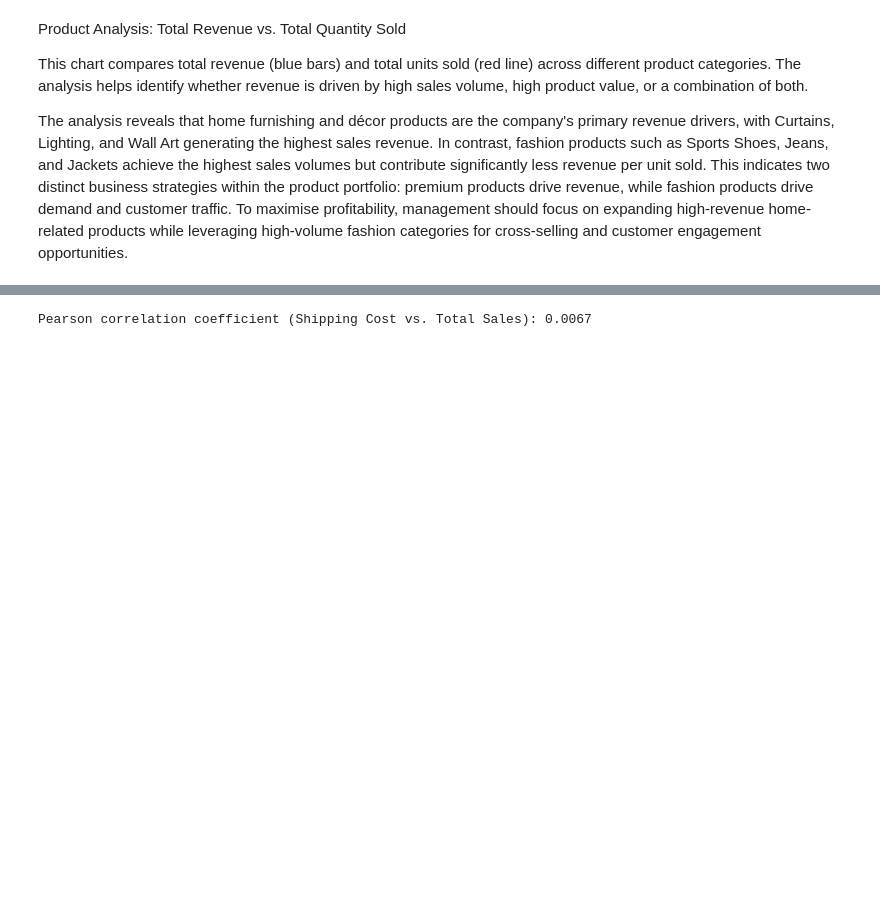
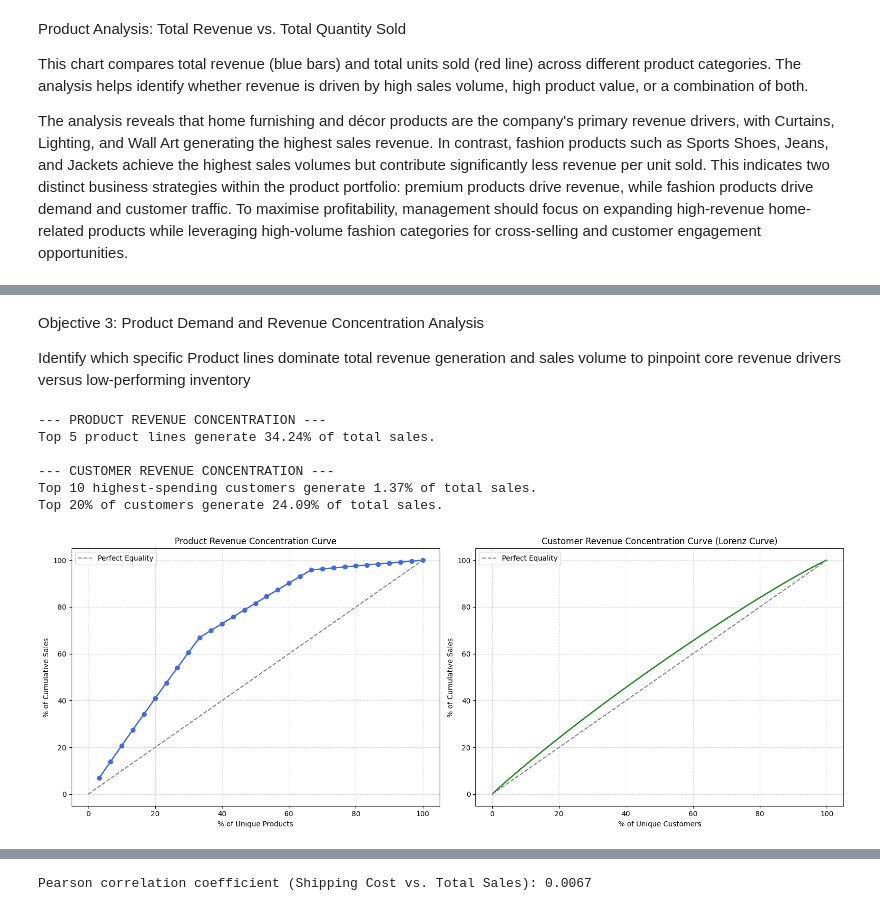
Before and after one commit to VY-MS123/NTUC_Capstone_MarketAnalysis, a Jupyter notebook: Capstone_Market.ipynb, the cells around one changed output, grey strips where cells are left out. Saved outputs shown, nothing was run; the diff lists cells and outputs as text; code cells hidden in the pictures; blank space fills up the shorter version.

```diff
--- a/Capstone_Market.ipynb
+++ b/Capstone_Market.ipynb
@@ -399,0 +451,71 @@ plt.show()
+# %% [markdown]
+Objective 3:
+Product Demand and Revenue Concentration Analysis
+
+ Identify which specific Product lines dominate total revenue generation and sales volume to pinpoint core revenue drivers versus low-performing inventory
+# %%
+import pandas as pd
+import numpy as np
+import matplotlib.pyplot as plt
+
+# Load fresh data
+purch_url = 'https://raw.githubusercontent.com/VY-MS123/NTUC_Capstone_MarketAnalysis/refs/heads/main/purchase.csv'
+df_purch = pd.read_csv(purch_url)
+
+# Force rule: sales = price
+df_purch['Sales'] = df_purch['price']
+
+# --- 1. Product Revenue Concentration ---
+product_sales = df_purch.groupby('product_name')['Sales'].sum().sort_values(ascending=False).reset_index()
+product_sales['Cum_Sales'] = product_sales['Sales'].cumsum()
+product_sales['Cum_Percentage'] = (product_sales['Cum_Sales'] / product_sales['Sales'].sum()) * 100
+product_sales['Product_Count_Pct'] = (np.arange(1, len(product_sales) + 1) / len(product_sales)) * 100
+
+# --- 2. Customer Revenue Concentration ---
+customer_sales = df_purch.groupby('customer_id')['Sales'].sum().sort_values(ascending=False).reset_index()
+customer_sales['Cum_Sales'] = customer_sales['Sales'].cumsum()
+customer_sales['Cum_Percentage'] = (customer_sales['Cum_Sales'] / customer_sales['Sales'].sum()) * 100
+customer_sales['Customer_Count_Pct'] = (np.arange(1, len(customer_sales) + 1) / len(customer_sales)) * 100
+
+# Print concentration benchmarks
+print("--- PRODUCT REVENUE CONCENTRATION ---")
+top_5_prod_pct = product_sales.iloc[4]['Cum_Percentage'] if len(product_sales) >= 5 else 100
+print(f"Top 5 product lines generate {top_5_prod_pct:.2f}% of total sales.")
+
+print("\n--- CUSTOMER REVENUE CONCENTRATION ---")
+top_10_cust_pct = customer_sales.iloc[9]['Cum_Percentage'] if len(customer_sales) >= 10 else 100
+top_20_percent_cust = customer_sales[customer_sales['Customer_Count_Pct'] <= 20].iloc[-1]['Cum_Percentage']
+print(f"Top 10 highest-spending customers generate {top_10_cust_pct:.2f}% of total sales.")
+print(f"Top 20% of customers generate {top_20_percent_cust:.2f}% of total sales.")
+
+# --- 3. Plot Lorenz / Concentration Curves ---
+fig, axes = plt.subplots(1, 2, figsize=(16, 6))
+
+# Product Concentration Plot
+axes[0].plot(product_sales['Product_Count_Pct'], product_sales['Cum_Percentage'], marker='o', color='royalblue', linewidth=2)
+axes[0].plot([0, 100], [0, 100], linestyle='--', color='gray', label='Perfect Equality')
+axes[0].set_title('Product Revenue Concentration Curve')
+axes[0].set_xlabel('% of Unique Products')
+axes[0].set_ylabel('% of Cumulative Sales')
+axes[0].grid(True, linestyle='--', alpha=0.5)
+axes[0].legend()
+
+# Customer Concentration Plot
+axes[1].plot(customer_sales['Customer_Count_Pct'], customer_sales['Cum_Percentage'], color='forestgreen', linewidth=2)
+axes[1].plot([0, 100], [0, 100], linestyle='--', color='gray', label='Perfect Equality')
+axes[1].set_title('Customer Revenue Concentration Curve (Lorenz Curve)')
+axes[1].set_xlabel('% of Unique Customers')
+axes[1].set_ylabel('% of Cumulative Sales')
+axes[1].grid(True, linestyle='--', alpha=0.5)
+axes[1].legend()
+
+plt.tight_layout()
+plt.show()
+# %% [output]
+--- PRODUCT REVENUE CONCENTRATION ---
+Top 5 product lines generate 34.24% of total sales.
+
+--- CUSTOMER REVENUE CONCENTRATION ---
+Top 10 highest-spending customers generate 1.37% of total sales.
+Top 20% of customers generate 24.09% of total sales.
+[figure, added]
```
Also changed, not shown: parts of 11 cells of this notebook.
